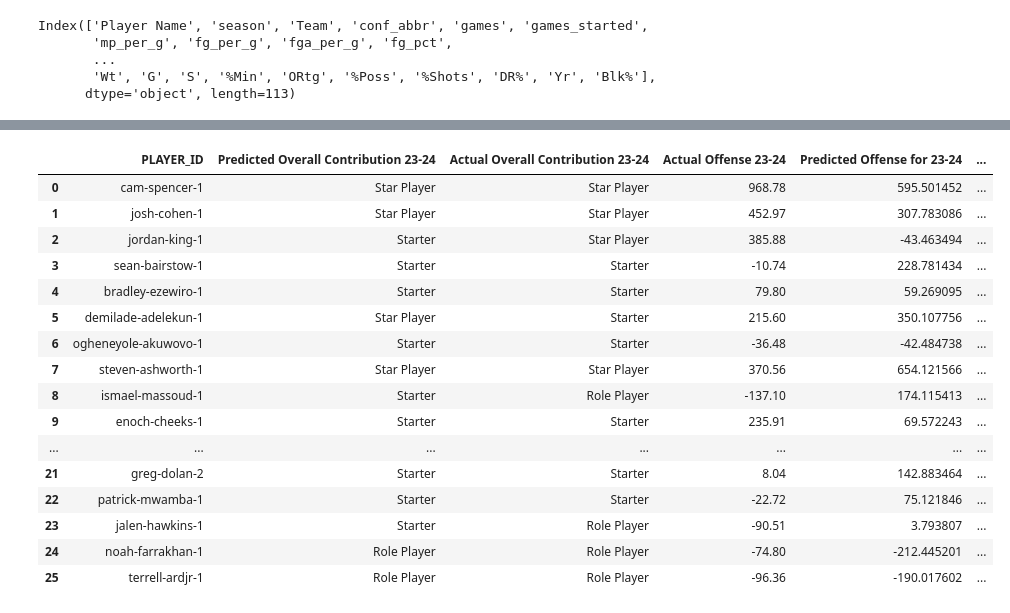
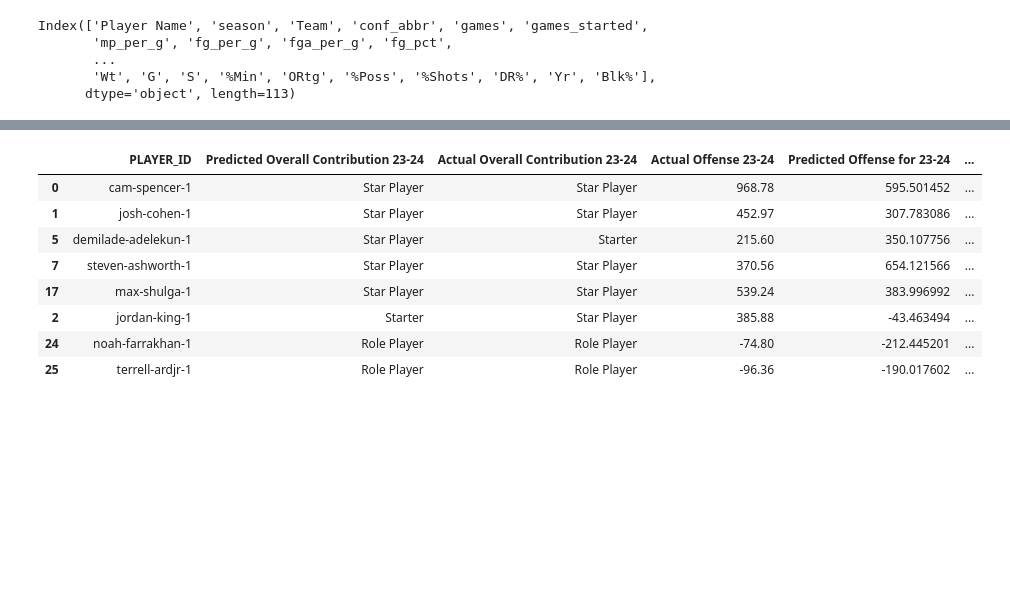
Before and after one commit to zainhoda1/Capstone-project, a Jupyter notebook: Analysis files/predictions.ipynb, the cells around one changed output, grey strips where cells are left out. Saved outputs shown, nothing was run; the diff lists cells and outputs as text; code cells hidden in the pictures; blank space fills up the shorter version.

```diff
--- a/Analysis files/predictions.ipynb
+++ b/Analysis files/predictions.ipynb
@@ -464,9 +367,9 @@ beta_df
 # %%
 beta_df['fg3_pct'] = beta_df['fg3_pct'].astype(float)
 beta_df['ft_pct'] = beta_df['ft_pct'].astype(float)
-for name in ['player_type',  'sos', 'trb_per_poss',
-             'ast_per_poss', 'pts_per_poss', 'Ht', 'Calc A2', 'Calc A3',
-              'Year_dif', 'Team_AdjEM_dif', 'KP_Conf_Dif', 'Class_n1', 'fg3_pct', 'ft_pct']:
-    print(name, beta_df[name].dtypes)
+# for name in ['player_type',  'sos', 'trb_per_poss',
+#              'ast_per_poss', 'pts_per_poss', 'Ht', 'Calc A2', 'Calc A3',
+#               'Year_dif', 'Team_AdjEM_dif', 'KP_Conf_Dif', 'Class_n1', 'fg3_pct', 'ft_pct']
+    #print(name, beta_df[name].dtypes)
 
 #'Class_n1', 'fg3_pct', 'ft_pct',
@@ -592,5 +444,7 @@ year_cond = [(pred[0]==0), (pred[0]==1),
              (pred[0]==2), (pred[0]==3)]
 year_val = ['Star Player', 'Starter', 'Role Player', 'Non-Factor']
 pred['Predicted Overall Contribution 23-24'] = np.select(year_cond, year_val)
+pred = pred.sort_values(0)
+#pred
 # %%
 final_pred_df = pred[['PLAYER_ID', 'Predicted Overall Contribution 23-24', 'Predicted Offense for 23-24', 'Predicted Defense for 23-24', 'PLAYER_ID_SEASON', '1st', '2nd', '3rd', '4th', '5th']]
@@ -616,23 +464,17 @@ final_pred_df
 # %%
 actual_df = pred[['PLAYER_ID', 'Predicted Overall Contribution 23-24', 'Actual Overall Contribution 23-24',
                   'Actual Offense 23-24', 'Predicted Offense for 23-24',
                   'Actual Defense 23-24', 'Predicted Defense for 23-24']]
+actual_df = actual_df[actual_df['PLAYER_ID'].isin(['cam-spencer-1', 'josh-cohen-1', 'jordan-king-1',
+                                                               'demilade-adelekun-1', 'noah-farrakhan-1', 'terrell-ardjr-1', 'max-shulga-1', 'steven-ashworth-1'])]
 actual_df
 # %% [output]
 |  | PLAYER_ID | Predicted Overall Contribution 23-24 | Actual Overall Contribution 23-24 | Actual Offense 23-24 | Predicted Offense for 23-24 | ... |
 | 0 | cam-spencer-1 | Star Player | Star Player | 968.78 | 595.501452 | ... |
 | 1 | josh-cohen-1 | Star Player | Star Player | 452.97 | 307.783086 | ... |
+| 5 | demilade-adelekun-1 | Star Player | Starter | 215.60 | 350.107756 | ... |
+| 7 | steven-ashworth-1 | Star Player | Star Player | 370.56 | 654.121566 | ... |
+| 17 | max-shulga-1 | Star Player | Star Player | 539.24 | 383.996992 | ... |
 | 2 | jordan-king-1 | Starter | Star Player | 385.88 | -43.463494 | ... |
-| 3 | sean-bairstow-1 | Starter | Starter | -10.74 | 228.781434 | ... |
-| 4 | bradley-ezewiro-1 | Starter | Starter | 79.80 | 59.269095 | ... |
-| 5 | demilade-adelekun-1 | Star Player | Starter | 215.60 | 350.107756 | ... |
-| 6 | ogheneyole-akuwovo-1 | Starter | Starter | -36.48 | -42.484738 | ... |
-| 7 | steven-ashworth-1 | Star Player | Star Player | 370.56 | 654.121566 | ... |
-| 8 | ismael-massoud-1 | Starter | Role Player | -137.10 | 174.115413 | ... |
-| 9 | enoch-cheeks-1 | Starter | Starter | 235.91 | 69.572243 | ... |
-| ... | ... | ... | ... | ... | ... | ... |
-| 21 | greg-dolan-2 | Starter | Starter | 8.04 | 142.883464 | ... |
-| 22 | patrick-mwamba-1 | Starter | Starter | -22.72 | 75.121846 | ... |
-| 23 | jalen-hawkins-1 | Starter | Role Player | -90.51 | 3.793807 | ... |
 | 24 | noah-farrakhan-1 | Role Player | Role Player | -74.80 | -212.445201 | ... |
 | 25 | terrell-ardjr-1 | Role Player | Role Player | -96.36 | -190.017602 | ... |
```
Also changed, not shown: parts of 15 cells of this notebook, 1 other file.
